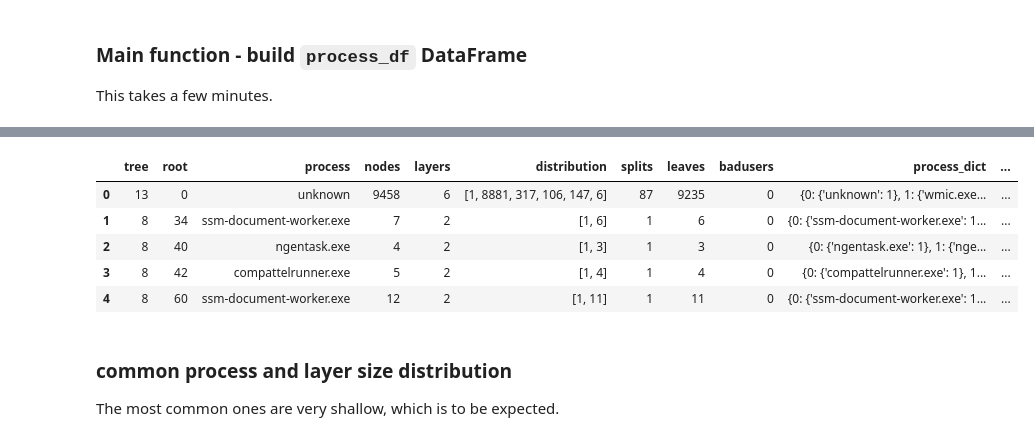
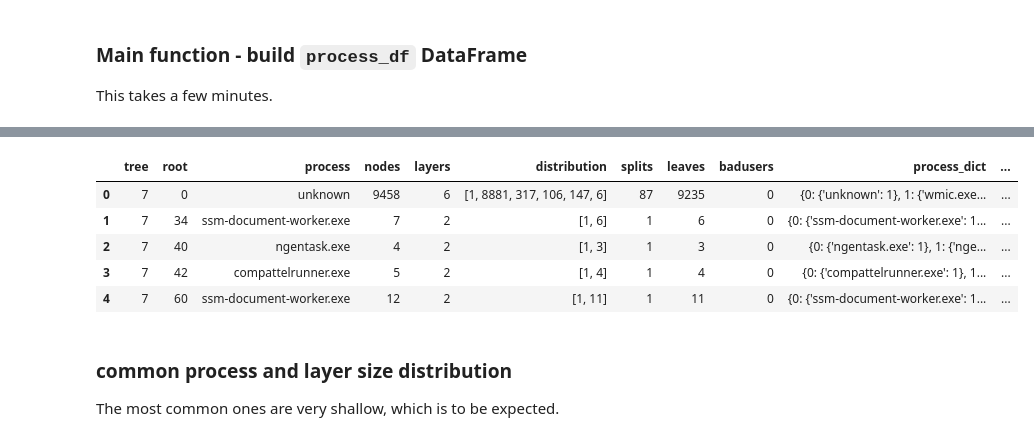
Before and after one commit to llnl/Wintap-Analytics, a Jupyter notebook: 2025-acme4-explore/gather-process-trees.ipynb, the cells around one changed output, grey strips where cells are left out. Drawn from its saved outputs; the diff is of its cells as text; code cells hidden in the pictures.

```diff
--- a/2025-acme4-explore/gather-process-trees.ipynb
+++ b/2025-acme4-explore/gather-process-trees.ipynb
@@ -420,8 +422,8 @@ for i in range(len(tree_ids)):
                 b = len([x for x in g.vs[V]['username'] if x is not None and 'baduser' in x])
                 #proc = Counter(g.vs[V]['process'])
                 _d = dict()
-                for i in range(len(l)-1):
-                    _d[i] = Counter(g.vs[V[l[i]:l[i+1]]]['process'])
+                for j in range(len(l)-1):
+                    _d[j] = Counter(g.vs[V[l[j]:l[j+1]]]['process'])
                 x = [tree_ids[i],v.index,v['process'], nodes, layers, np.diff(l), splits, leaves, b, _d]
                 L.append(x)
     else:
@@ -441,9 +443,9 @@ Wall time: 2min 18s
 |  | tree | root | process | nodes | layers | distribution | splits | leaves | badusers | process_dict | ... |
-| 0 | 13 | 0 | unknown | 9458 | 6 | [1, 8881, 317, 106, 147, 6] | 87 | 9235 | 0 | {0: {'unknown': 1}, 1: {'wmic.exe... | ... |
-| 1 | 8 | 34 | ssm-document-worker.exe | 7 | 2 | [1, 6] | 1 | 6 | 0 | {0: {'ssm-document-worker.exe': 1... | ... |
-| 2 | 8 | 40 | ngentask.exe | 4 | 2 | [1, 3] | 1 | 3 | 0 | {0: {'ngentask.exe': 1}, 1: {'nge... | ... |
-| 3 | 8 | 42 | compattelrunner.exe | 5 | 2 | [1, 4] | 1 | 4 | 0 | {0: {'compattelrunner.exe': 1}, 1... | ... |
-| 4 | 8 | 60 | ssm-document-worker.exe | 12 | 2 | [1, 11] | 1 | 11 | 0 | {0: {'ssm-document-worker.exe': 1... | ... |
+| 0 | 7 | 0 | unknown | 9458 | 6 | [1, 8881, 317, 106, 147, 6] | 87 | 9235 | 0 | {0: {'unknown': 1}, 1: {'wmic.exe... | ... |
+| 1 | 7 | 34 | ssm-document-worker.exe | 7 | 2 | [1, 6] | 1 | 6 | 0 | {0: {'ssm-document-worker.exe': 1... | ... |
+| 2 | 7 | 40 | ngentask.exe | 4 | 2 | [1, 3] | 1 | 3 | 0 | {0: {'ngentask.exe': 1}, 1: {'nge... | ... |
+| 3 | 7 | 42 | compattelrunner.exe | 5 | 2 | [1, 4] | 1 | 4 | 0 | {0: {'compattelrunner.exe': 1}, 1... | ... |
+| 4 | 7 | 60 | ssm-document-worker.exe | 12 | 2 | [1, 11] | 1 | 11 | 0 | {0: {'ssm-document-worker.exe': 1... | ... |
 # %% [markdown]
 ### common process and layer size distribution
 
```
Also changed, not shown: parts of 6 cells of this notebook.
